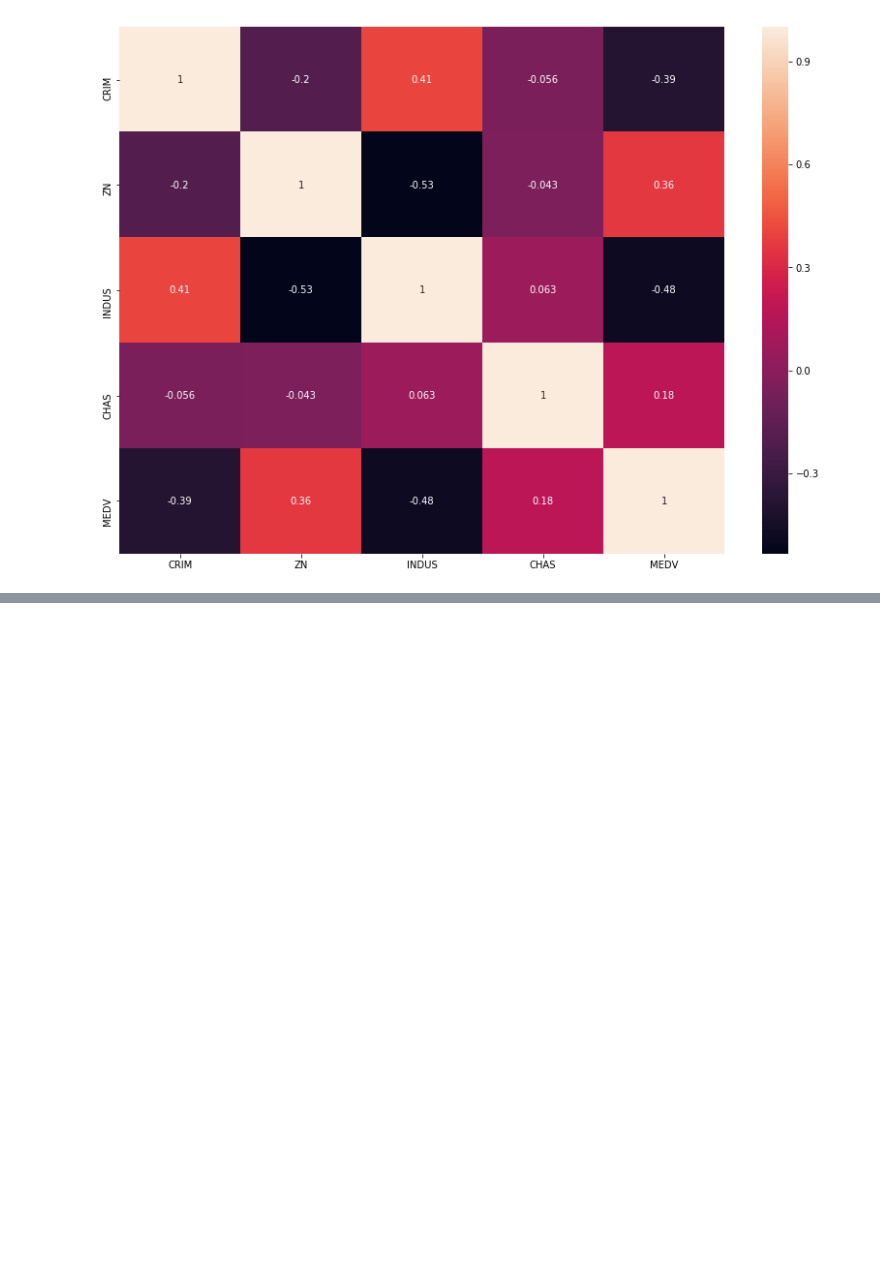
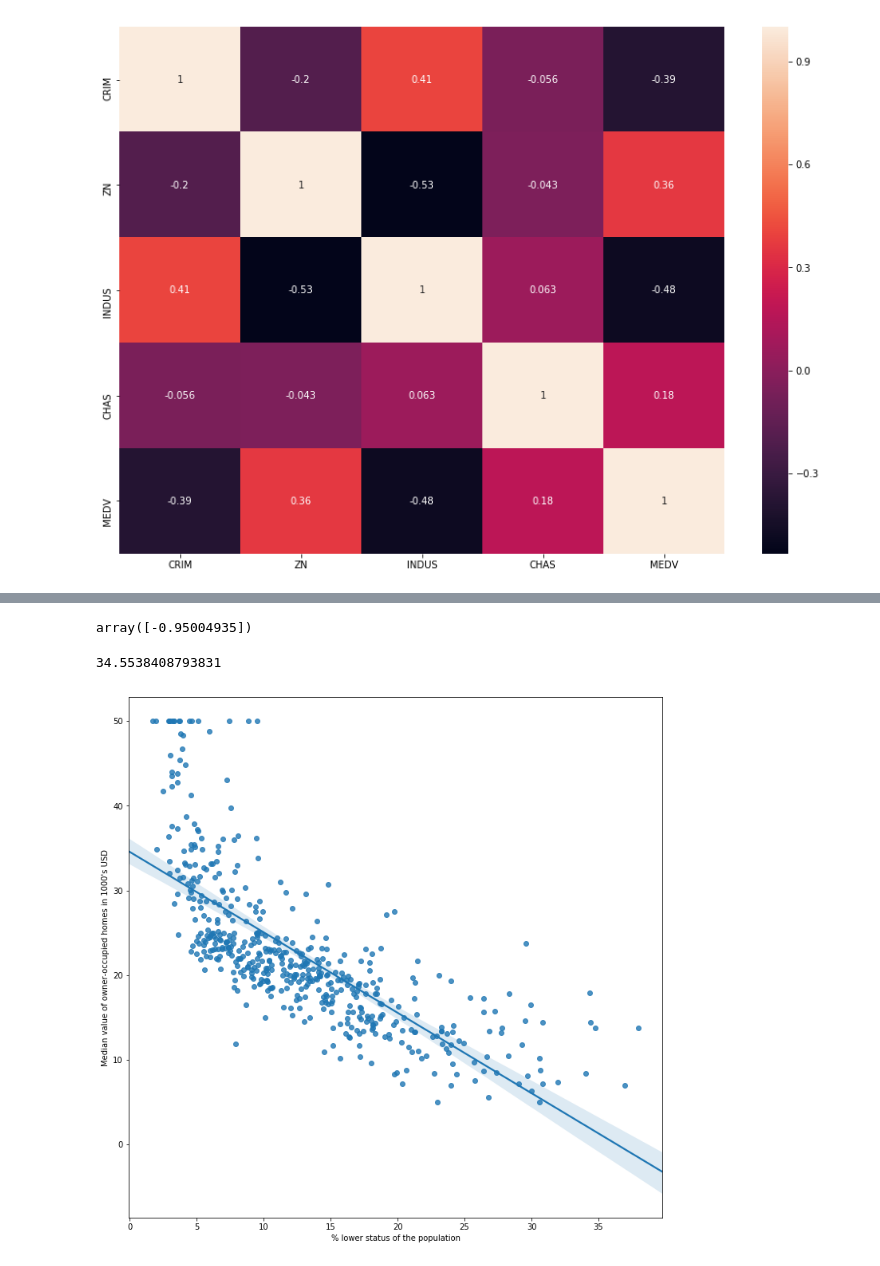
Before and after one commit to ineersa/ml-education, a Jupyter notebook: Boston Housing Price Prediction.ipynb, the cells around one changed output, grey strips where cells are left out. Drawn from its saved outputs; the diff is of its cells as text; code cells hidden in the pictures; blank space fills up the shorter version.

```diff
--- a/Boston Housing Price Prediction.ipynb
+++ b/Boston Housing Price Prediction.ipynb
@@ -89,0 +134,16 @@ plt.show()
+# %%
+model.coef_
+# %% [output]
+array([-0.95004935])
+# %%
+model.intercept_
+# %% [output]
+34.5538408793831
+# %%
+plt.figure(figsize=(12,12))
+sns.regplot(X, y)
+plt.xlabel('% lower status of the population')
+plt.ylabel("Median value of owner-occupied homes in 1000's USD")
+plt.show()
+# %% [output]
+[figure, added]
```
Also changed, not shown: parts of 12 cells of this notebook.
